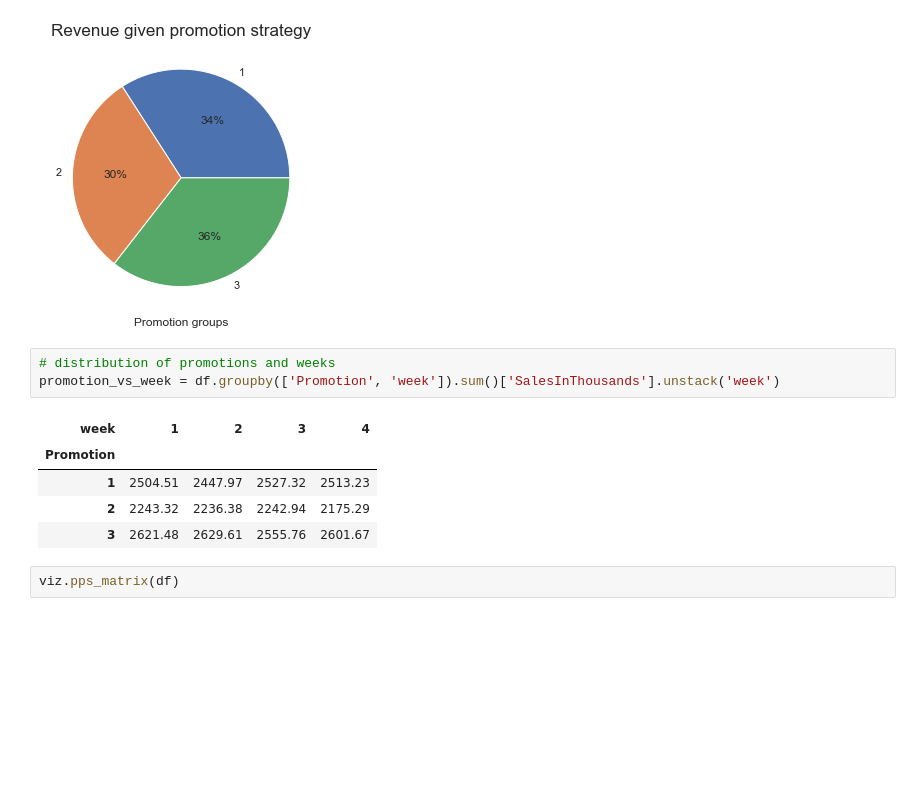
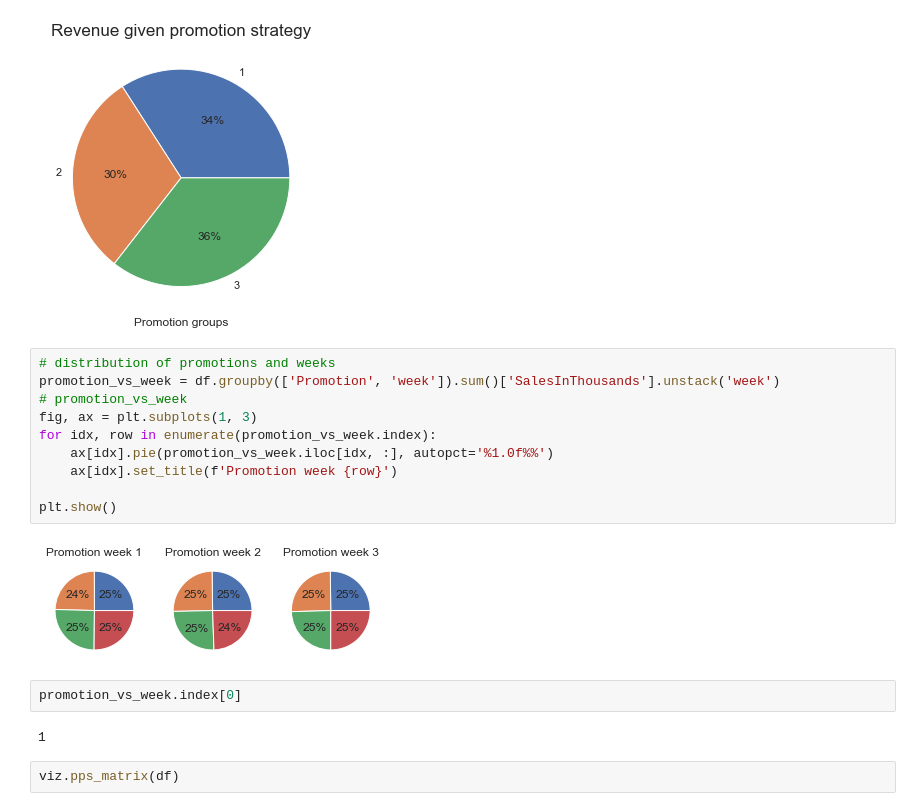
Before and after one commit to dissagaliyeva/ab_test_projects, a Jupyter notebook: marketing_promotion/analysis.ipynb, the cells around one changed output. Cells and saved outputs as stored; diff of their text form; blank space fills up the shorter version.

Commit message:
Add visualizations for week/sign-up ratio

```diff
--- a/marketing_promotion/analysis.ipynb
+++ b/marketing_promotion/analysis.ipynb
@@ -83,12 +83,19 @@ plt.show()
 # %%
 # distribution of promotions and weeks
 promotion_vs_week = df.groupby(['Promotion', 'week']).sum()['SalesInThousands'].unstack('week')
+# promotion_vs_week
+fig, ax = plt.subplots(1, 3)
+for idx, row in enumerate(promotion_vs_week.index):
+    ax[idx].pie(promotion_vs_week.iloc[idx, :], autopct='%1.0f%%')
+    ax[idx].set_title(f'Promotion week {row}')
+
+plt.show()
 # %% [output]
-| week | 1 | 2 | 3 | 4 |
-| Promotion |  |  |  |  |
-| 1 | 2504.51 | 2447.97 | 2527.32 | 2513.23 |
-| 2 | 2243.32 | 2236.38 | 2242.94 | 2175.29 |
-| 3 | 2621.48 | 2629.61 | 2555.76 | 2601.67 |
+[figure, added]
+# %%
+promotion_vs_week.index[0]
+# %% [output]
+1
 # %%
 viz.pps_matrix(df)
 # %% [output]
```
